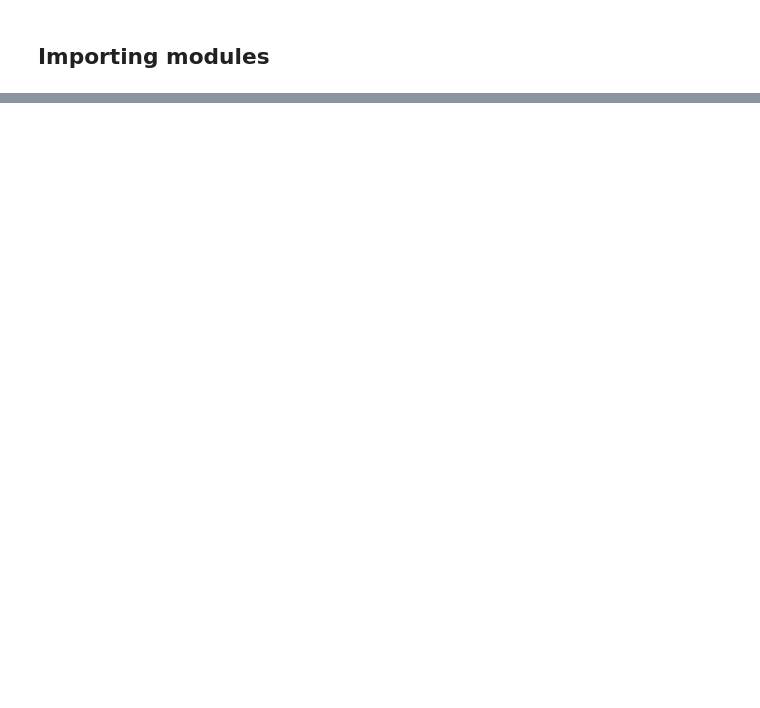
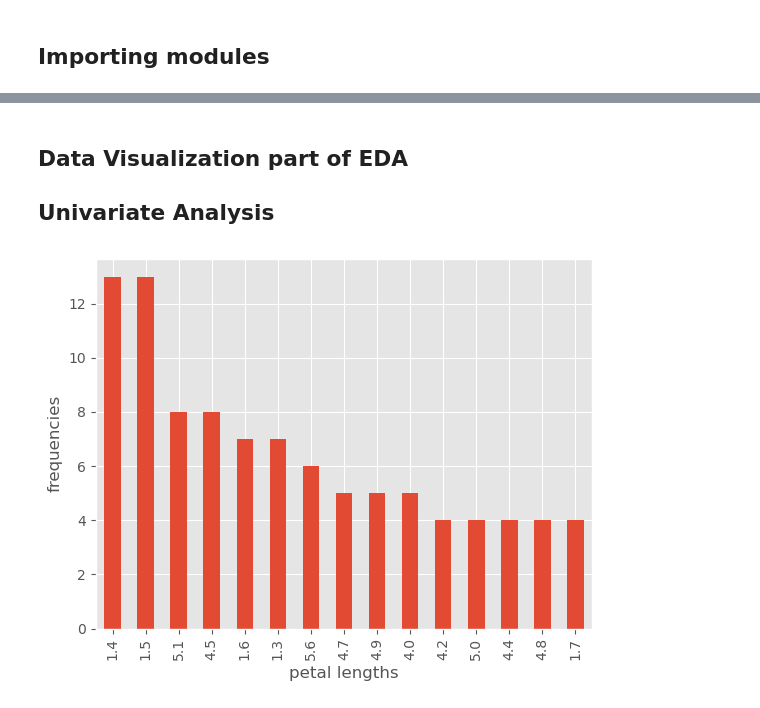
Before and after one commit to whiplxsh21/EE708-IITK, a Jupyter notebook: EDA_visualization.ipynb, the cells around one changed output, grey strips where cells are left out. Cells and saved outputs as stored; diff of their text form; code cells hidden in the pictures; blank space fills up the shorter version.

Commit message:
done till box plot, day 1 lecture

```diff
--- a/EDA_visualization.ipynb
+++ b/EDA_visualization.ipynb
@@ -5,6 +5,8 @@ import pandas as pd
 import numpy as np
 import seaborn as sns
 import matplotlib.pylab as plt
+from scipy import stats
+plt.style.use('ggplot')
 import warnings
 warnings.simplefilter(action='ignore', category=FutureWarning)
 # %% [markdown]
@@ -34,0 +134,11 @@ df.describe()
+# %% [markdown]
+## Data Visualization part of EDA
+## Univariate Analysis
+# %%
+# bar charts
+pl = df['petal_length'].value_counts().head(15).plot(kind='bar')
+pl.set_xlabel('petal lengths')
+pl.set_ylabel('frequencies')
+plt.show()
+# %% [output]
+[figure, added]
```
Also changed, not shown: parts of 12 cells of this notebook.
